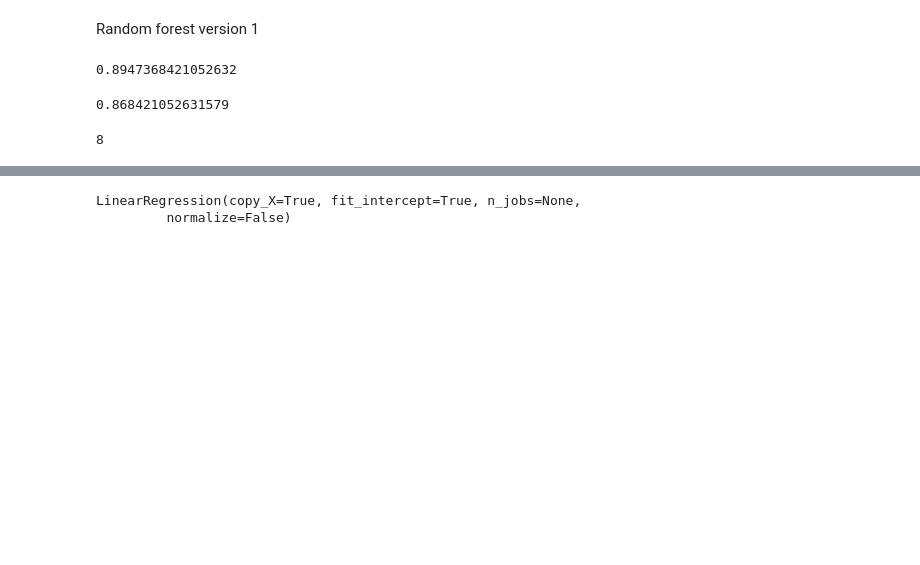
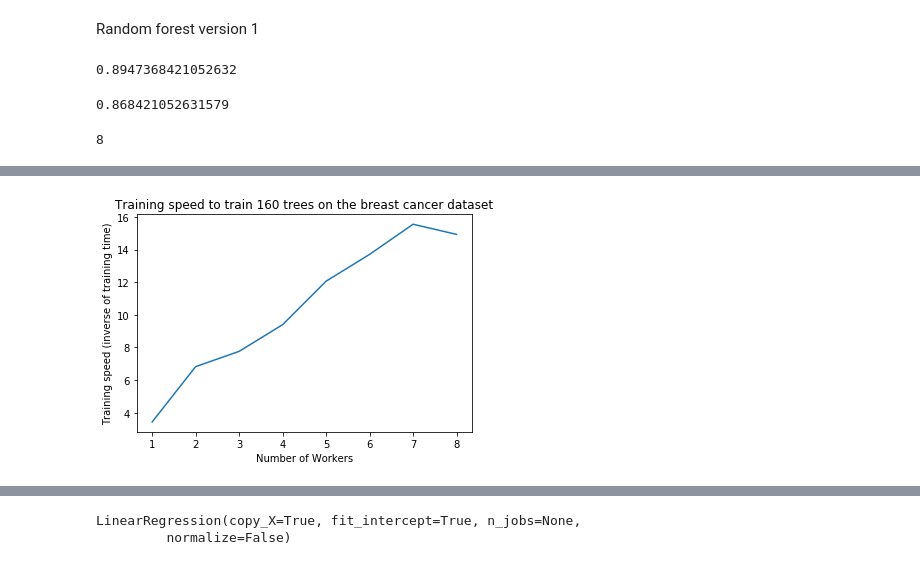
Before and after one commit to JuanMantica123/vanet_simulator, a Jupyter notebook: Random_Forest.ipynb, the cells around one changed output, grey strips where cells are left out. Saved outputs shown, nothing was run; the diff lists cells and outputs as text; code cells hidden in the pictures; blank space fills up the shorter version.

```diff
--- a/Random_Forest.ipynb
+++ b/Random_Forest.ipynb
@@ -146,3 +160,7 @@ plt_results(workers_breast,times_breast,"breast cancer",num_trees_breast)
+# %%
+plt_speeds(workers_breast,times_breast,"breast cancer",num_trees_breast)
+# %% [output]
+[figure, added]
 # %%
 digits = datasets.load_digits()
 # %%
```
Also changed, not shown: parts of 16 cells of this notebook.
